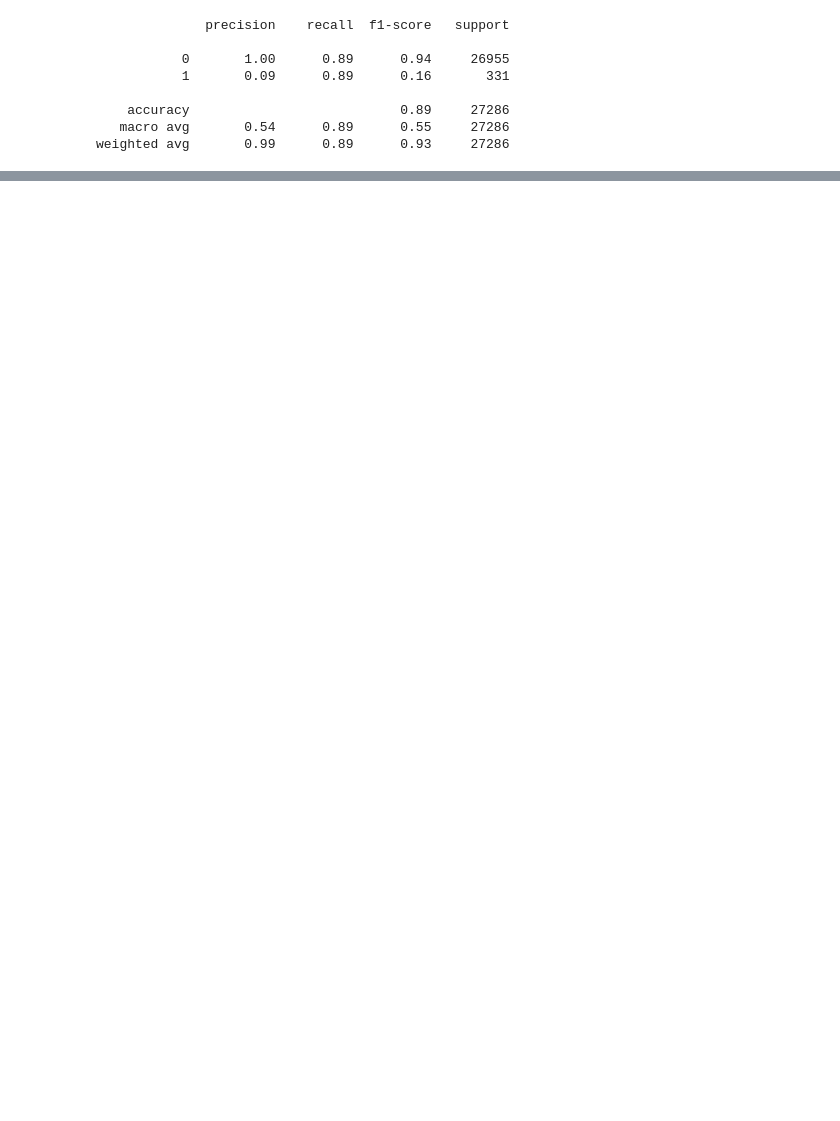
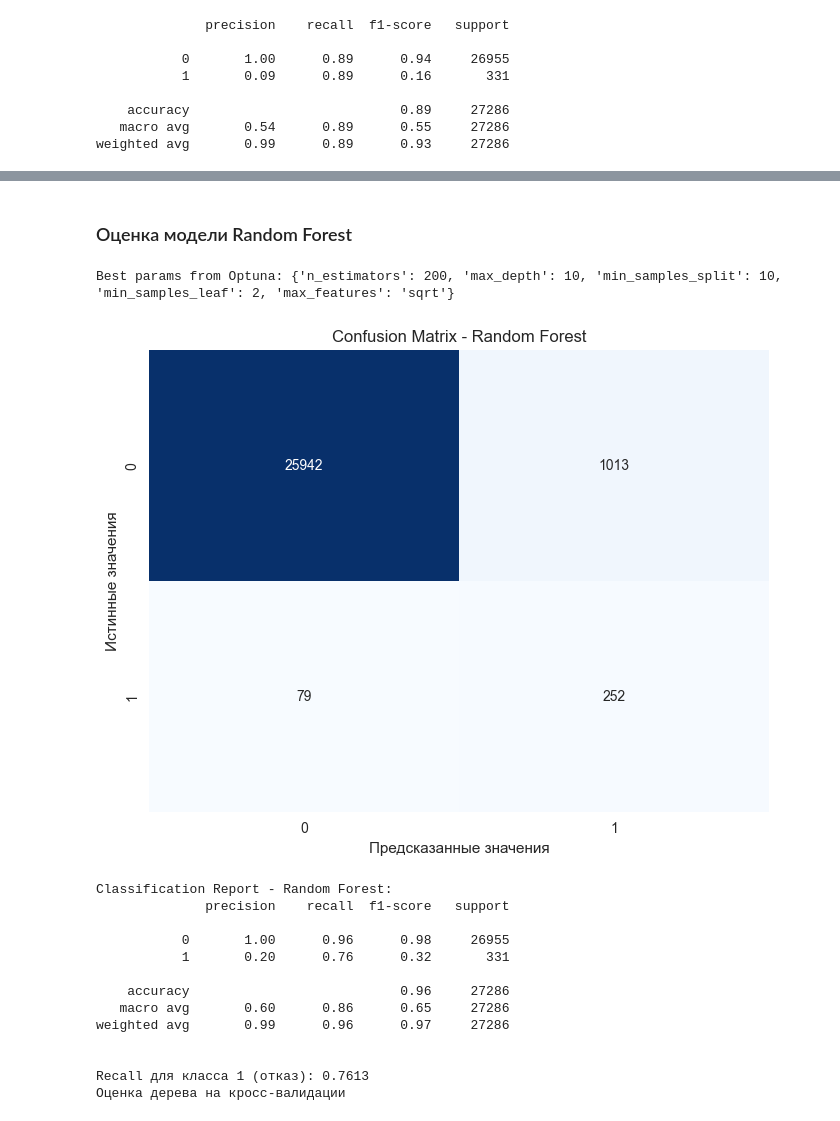
Before and after one commit to aleksandr-novikov/equipment-failure-prediction, a Jupyter notebook: solution.ipynb, the cells around one changed output, grey strips where cells are left out. Saved outputs shown, nothing was run; the diff lists cells and outputs as text; code cells hidden in the pictures; blank space fills up the shorter version.

```diff
--- a/solution.ipynb
+++ b/solution.ipynb
@@ -2257,0 +2339,78 @@ weighted avg       0.99      0.89      0.93     27286
+# %% [markdown]
+### Оценка модели Random Forest
+# %%
+from sklearn.metrics import confusion_matrix, classification_report, recall_score
+import matplotlib.pyplot as plt
+import seaborn as sns
+
+# Восстанавливаем наилучшие гиперпараметры из Optuna
+best_params = study.best_trial.params
+print("Best params from Optuna:", best_params)
+
+# Строим пайплайн с лучшими гиперпараметрами
+rf_best = Pipeline([
+    ('scaler', StandardScaler()),
+    ('classifier', RandomForestClassifier(
+        random_state=42,
+        class_weight='balanced',
+        n_estimators=best_params["n_estimators"],
+        max_depth=best_params["max_depth"],
+        min_samples_split=best_params["min_samples_split"],
+        min_samples_leaf=best_params["min_samples_leaf"],
+        max_features=best_params["max_features"],
+        n_jobs=-1,
+    ))
+])
+
+# Обучаем на тренировочной выборке
+rf_best.fit(X_train_tree, y_train_tree)
+
+# Предсказания на тестовой выборке
+y_pred_rf = rf_best.predict(X_test_tree)
+
+# Confusion Matrix
+cm_rf = confusion_matrix(y_test_tree, y_pred_rf)
+plt.figure(figsize=(8, 6))
+sns.heatmap(cm_rf, annot=True, fmt='d', cmap='Blues', cbar=False)
+plt.title('Confusion Matrix - Random Forest')
+plt.ylabel('Истинные значения')
+plt.xlabel('Предсказанные значения')
+plt.show()
+
+# Classification Report
+print("\nClassification Report - Random Forest:")
+print(classification_report(y_test_tree, y_pred_rf))
+
+
+# Recall для класса 1
+recall_rf = recall_score(y_test_tree, y_pred_rf)
+print(f"\nRecall для класса 1 (отказ): {recall_rf:.4f}")
+
+y_pred_rf = cross_val_predict(rf_best, X_train_tree, y_train_tree, cv=5)
+
+print("Оценка дерева на кросс-валидации")
+sns.heatmap(
+    confusion_matrix(y_train_tree, y_pred_rf), annot=True, fmt="d", cmap="Greens"
+)
+plt.title("Оценка дерева на кросс-валидации")
+plt.xlabel("Predicted")
+plt.ylabel("True")
+plt.show()
+
+print(classification_report(y_train_tree, y_pred_rf))
+# %% [output]
+Best params from Optuna: {'n_estimators': 200, 'max_depth': 10, 'min_samples_split': 10, 'min_samples_leaf': 2, 'max_features': 'sqrt'}
+[figure, added]
+Classification Report - Random Forest:
+              precision    recall  f1-score   support
+
+           0       1.00      0.96      0.98     26955
+           1       0.20      0.76      0.32       331
+
+    accuracy                           0.96     27286
+   macro avg       0.60      0.86      0.65     27286
+weighted avg       0.99      0.96      0.97     27286
+
+
+Recall для класса 1 (отказ): 0.7613
+Оценка дерева на кросс-валидации
```
Also changed, not shown: parts of 30 cells of this notebook, 9 other files.
